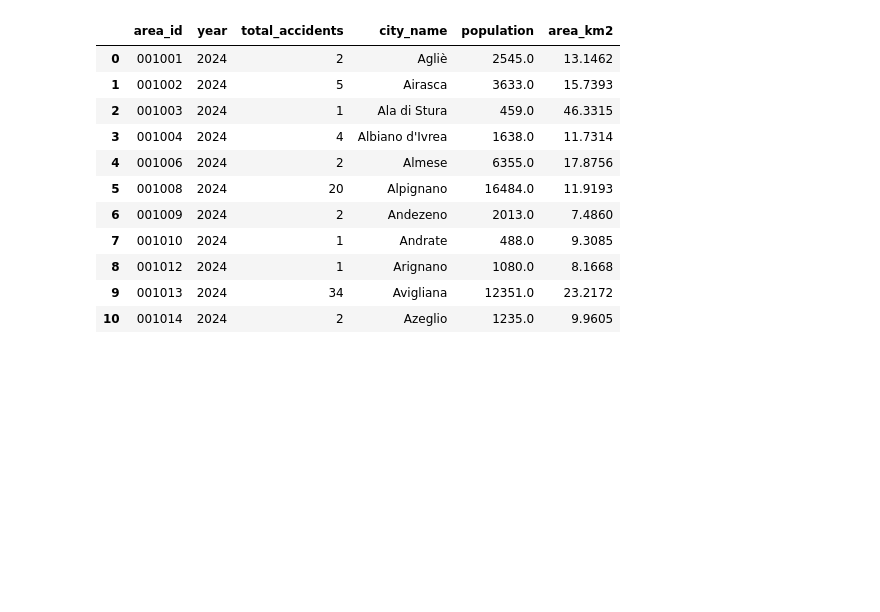
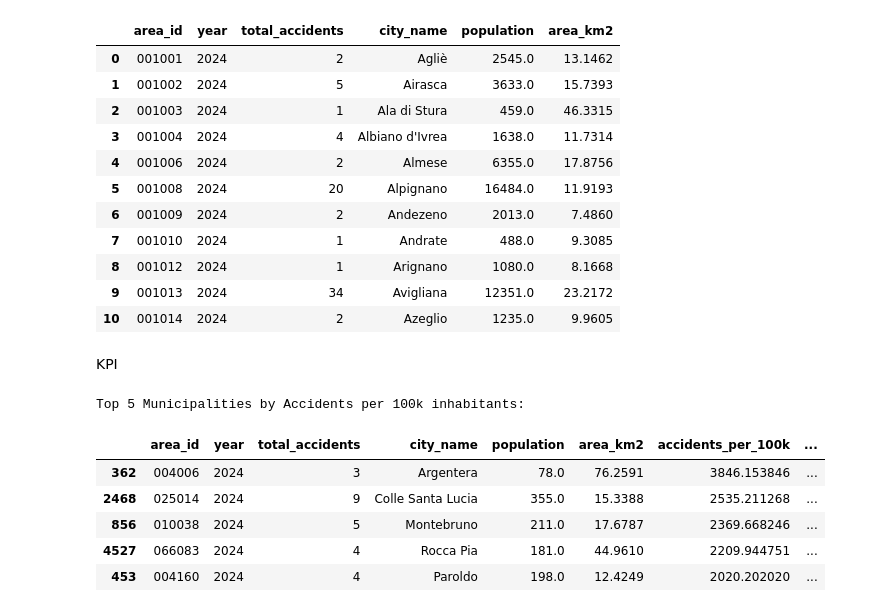
Before and after one commit to francesco-mauro/capston_project_final, a Jupyter notebook: main.ipynb, the cells around one changed output. Saved outputs shown, nothing was run; the diff lists cells and outputs as text; code cells hidden in the pictures; blank space fills up the shorter version.

```diff
--- a/main.ipynb
+++ b/main.ipynb
@@ -185,3 +186,56 @@ SITUAS area_id format:
 | 8 | 001012 | 2024 | 1 | Arignano | 1080.0 | 8.1668 |
 | 9 | 001013 | 2024 | 34 | Avigliana | 12351.0 | 23.2172 |
 | 10 | 001014 | 2024 | 2 | Azeglio | 1235.0 | 9.9605 |
+# %% [markdown]
+KPI
+# %%
+
+# Key Performance Indicators KPI
+
+kpi_df = enriched.copy()
+
+
+#Accidents per 100,000 inhabitants
+def calculate_incidence_rate(row):
+    population = row["population"]
+    total_accidents = row["total_accidents"]
+
+    # Perform only if population is a valid positive number
+    if population > 0:
+        return (total_accidents / population) * 100000
+    else:
+        return np.nan
+
+# Apply horizontally row by row
+kpi_df["accidents_per_100k"] = kpi_df.apply(calculate_incidence_rate, axis=1)
+
+
+
+# (Accidents square kilometer)
+def calculate_accident_density(row):
+    area_size = row["area_km2"]
+    total_accidents = row["total_accidents"]
+
+
+    if area_size > 0:
+        return total_accidents / area_size
+    else:
+        return np.nan
+
+kpi_df["accidents_per_km2"] = kpi_df.apply(calculate_accident_density, axis=1)
+
+
+
+kpi_df.to_csv(project_folder_clean / "final_kpi_dataset.csv", index=False)
+
+# check
+print("Top 5 Municipalities by Accidents per 100k inhabitants:")
+display(kpi_df.sort_values(by="accidents_per_100k", ascending=False).head())
+# %% [output]
+Top 5 Municipalities by Accidents per 100k inhabitants:
+|  | area_id | year | total_accidents | city_name | population | area_km2 | accidents_per_100k | ... |
+| 362 | 004006 | 2024 | 3 | Argentera | 78.0 | 76.2591 | 3846.153846 | ... |
+| 2468 | 025014 | 2024 | 9 | Colle Santa Lucia | 355.0 | 15.3388 | 2535.211268 | ... |
+| 856 | 010038 | 2024 | 5 | Montebruno | 211.0 | 17.6787 | 2369.668246 | ... |
+| 4527 | 066083 | 2024 | 4 | Rocca Pia | 181.0 | 44.9610 | 2209.944751 | ... |
+| 453 | 004160 | 2024 | 4 | Paroldo | 198.0 | 12.4249 | 2020.202020 | ... |
```
Also changed, not shown: parts of 5 cells of this notebook, 3 other files.
